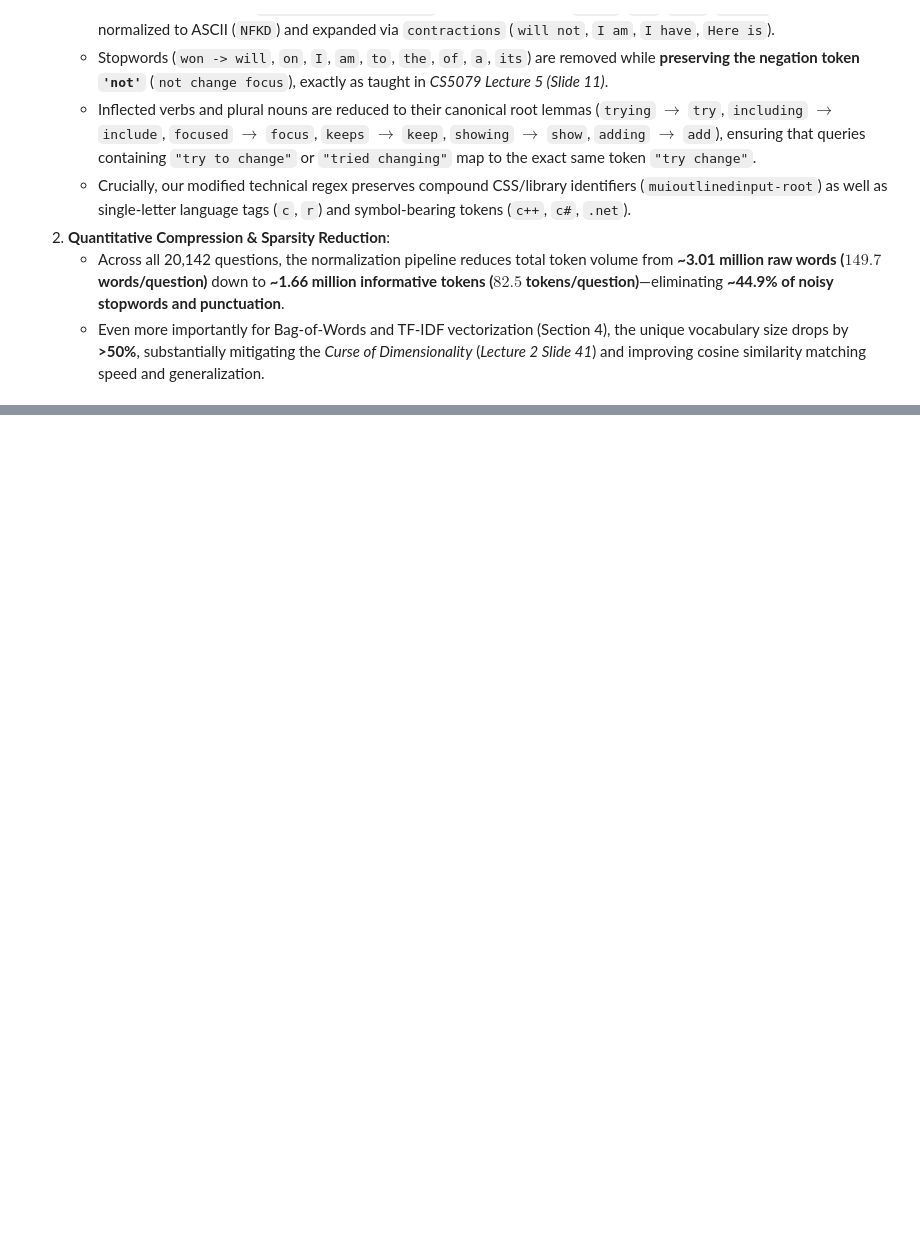
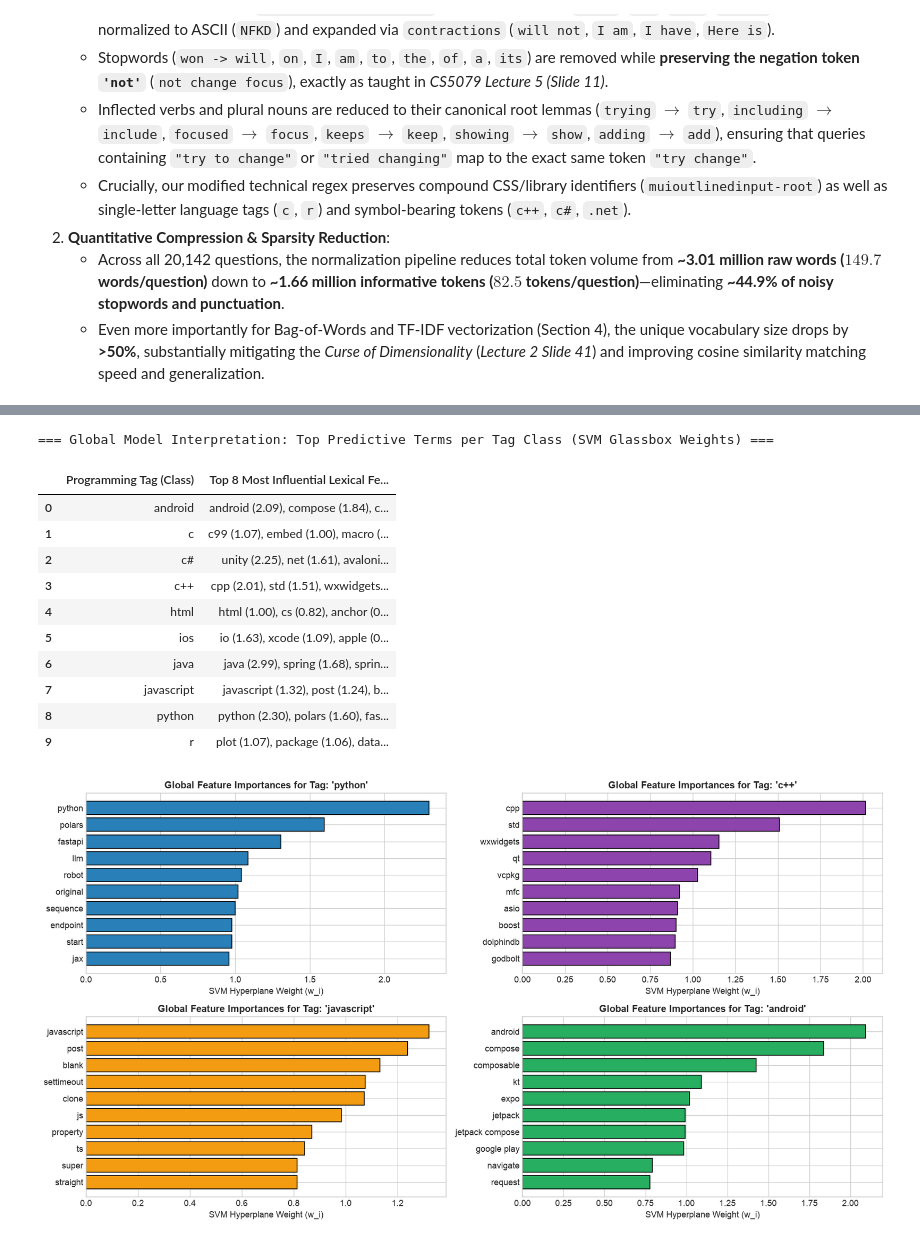
Before and after one commit to BipinMhzn/applied_ai_assessment_1, a Jupyter notebook: question_recommender_system.ipynb, the cells around one changed output, grey strips where cells are left out. Saved outputs shown, nothing was run; the diff lists cells and outputs as text; code cells hidden in the pictures; blank space fills up the shorter version.

```diff
--- a/question_recommender_system.ipynb
+++ b/question_recommender_system.ipynb
@@ -914,0 +1855,47 @@ Saved processed dataframe (20,142 rows x 40 columns) to dataset/questions_2026_p
+# %%
+# 5.3 Model Interpretation & Explainability (CS5079 Lecture 4 Slides 13-19 & Tutorial 4 Task 3.7-3.8)
+tfidf_vocab = np.array(sup_tfidf_vec.get_feature_names_out())
+n_tfidf_feats = len(tfidf_vocab)
+
+global_interp_rows = []
+for class_idx, tag_name in enumerate(class_names):
+    class_weights = best_svm.coef_[class_idx, :n_tfidf_feats]
+    top_feat_indices = np.argsort(class_weights)[::-1][:8]
+    top_terms_str = ', '.join([f"{tfidf_vocab[i]} ({class_weights[i]:.2f})" for i in top_feat_indices])
+    global_interp_rows.append({
+        'Programming Tag (Class)': tag_name,
+        'Top 8 Most Influential Lexical Features (SVM Weight)': top_terms_str
+    })
+
+print("=== Global Model Interpretation: Top Predictive Terms per Tag Class (SVM Glassbox Weights) ===")
+display(pd.DataFrame(global_interp_rows))
+
+# Plot Global Feature Importance for 4 Major Languages (Python, C++, JavaScript, Android)
+fig, axes = plt.subplots(2, 2, figsize=(15, 8))
+showcase_tags = ['python', 'c++', 'javascript', 'android']
+colors_bar = ['#2980b9', '#8e44ad', '#f39c12', '#27ae60']
+
+for ax, tag_name, col in zip(axes.flatten(), showcase_tags, colors_bar):
+    c_idx = class_names.index(tag_name)
+    weights = best_svm.coef_[c_idx, :n_tfidf_feats]
+    top_10_idx = np.argsort(weights)[-10:]
+    ax.barh(tfidf_vocab[top_10_idx], weights[top_10_idx], color=col, edgecolor='black')
+    ax.set_title(f"Global Feature Importances for Tag: '{tag_name}'", fontsize=12, fontweight='bold')
+    ax.set_xlabel('SVM Hyperplane Weight (w_i)')
+
+plt.tight_layout()
+plt.show()
+# %% [output]
+=== Global Model Interpretation: Top Predictive Terms per Tag Class (SVM Glassbox Weights) ===
+|  | Programming Tag (Class) | Top 8 Most Influential Lexical Fe... |
+| 0 | android | android (2.09), compose (1.84), c... |
+| 1 | c | c99 (1.07), embed (1.00), macro (... |
+| 2 | c# | unity (2.25), net (1.61), avaloni... |
+| 3 | c++ | cpp (2.01), std (1.51), wxwidgets... |
+| 4 | html | html (1.00), cs (0.82), anchor (0... |
+| 5 | ios | io (1.63), xcode (1.09), apple (0... |
+| 6 | java | java (2.99), spring (1.68), sprin... |
+| 7 | javascript | javascript (1.32), post (1.24), b... |
+| 8 | python | python (2.30), polars (1.60), fas... |
+| 9 | r | plot (1.07), package (1.06), data... |
+[figure, added]
```
Also changed, not shown: parts of 23 cells of this notebook.
